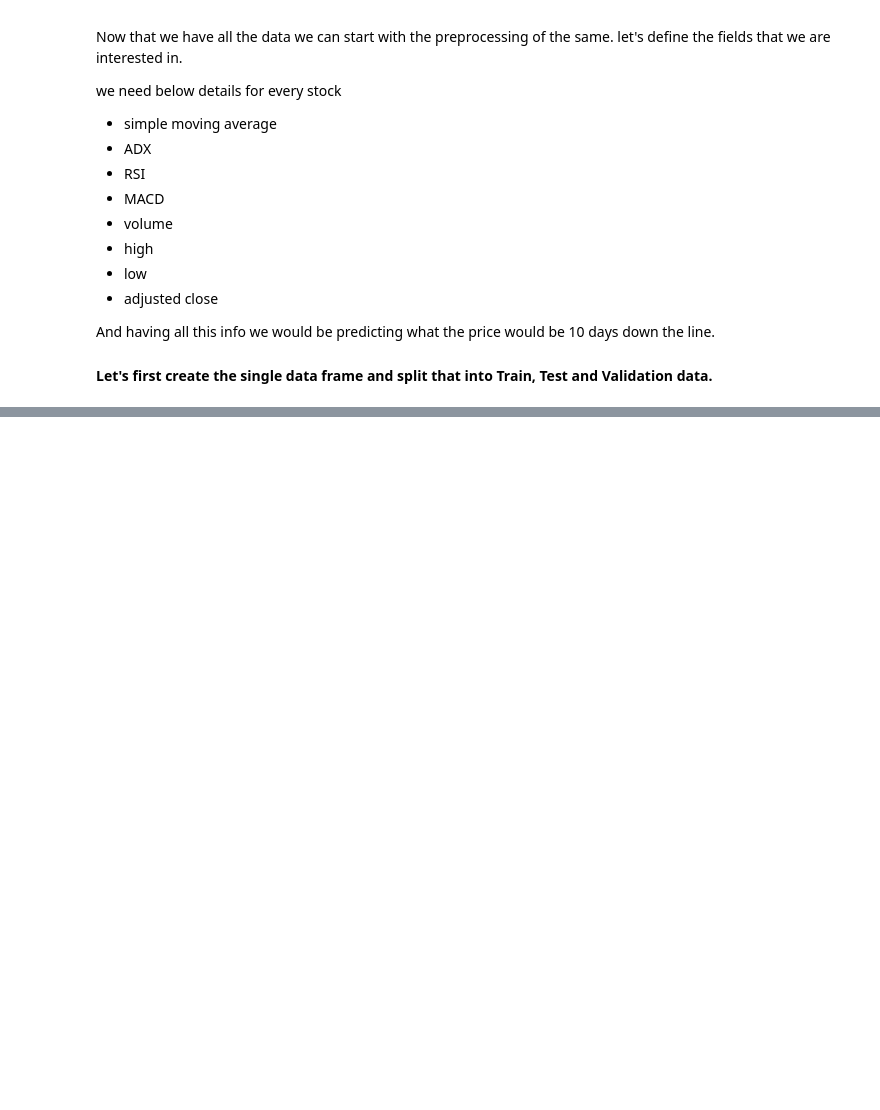
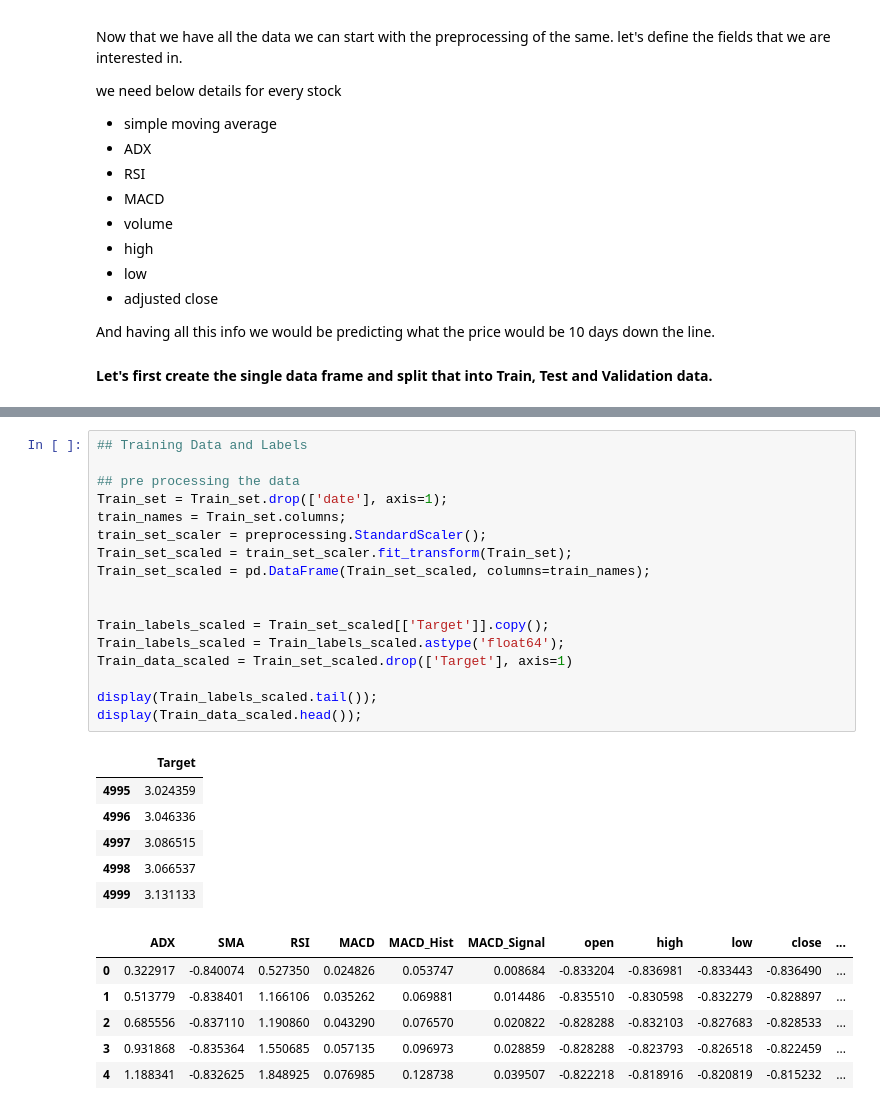
Before and after one commit to Neeraj-Natu/machine-learning_in_finance, a Jupyter notebook: Utils/Data-Prep.ipynb, the cells around one changed output, grey strips where cells are left out. Saved outputs shown, nothing was run; the diff lists cells and outputs as text; blank space fills up the shorter version.

```diff
--- a/Utils/Data-Prep.ipynb
+++ b/Utils/Data-Prep.ipynb
@@ -352,0 +309,30 @@ display(Test_data_scaled.head());
+# %%
+## Training Data and Labels
+
+## pre processing the data
+Train_set = Train_set.drop(['date'], axis=1);
+train_names = Train_set.columns;
+train_set_scaler = preprocessing.StandardScaler();
+Train_set_scaled = train_set_scaler.fit_transform(Train_set);
+Train_set_scaled = pd.DataFrame(Train_set_scaled, columns=train_names);
+
+
+Train_labels_scaled = Train_set_scaled[['Target']].copy();
+Train_labels_scaled = Train_labels_scaled.astype('float64');
+Train_data_scaled = Train_set_scaled.drop(['Target'], axis=1)
+
+display(Train_labels_scaled.tail());
+display(Train_data_scaled.head());
+# %% [output]
+|  | Target |
+| 4995 | 3.024359 |
+| 4996 | 3.046336 |
+| 4997 | 3.086515 |
+| 4998 | 3.066537 |
+| 4999 | 3.131133 |
+|  | ADX | SMA | RSI | MACD | MACD_Hist | MACD_Signal | open | high | low | close | ... |
+| 0 | 0.322917 | -0.840074 | 0.527350 | 0.024826 | 0.053747 | 0.008684 | -0.833204 | -0.836981 | -0.833443 | -0.836490 | ... |
+| 1 | 0.513779 | -0.838401 | 1.166106 | 0.035262 | 0.069881 | 0.014486 | -0.835510 | -0.830598 | -0.832279 | -0.828897 | ... |
+| 2 | 0.685556 | -0.837110 | 1.190860 | 0.043290 | 0.076570 | 0.020822 | -0.828288 | -0.832103 | -0.827683 | -0.828533 | ... |
+| 3 | 0.931868 | -0.835364 | 1.550685 | 0.057135 | 0.096973 | 0.028859 | -0.828288 | -0.823793 | -0.826518 | -0.822459 | ... |
+| 4 | 1.188341 | -0.832625 | 1.848925 | 0.076985 | 0.128738 | 0.039507 | -0.822218 | -0.818916 | -0.820819 | -0.815232 | ... |
```
Also changed, not shown: parts of 18 cells of this notebook, 11 other files.
